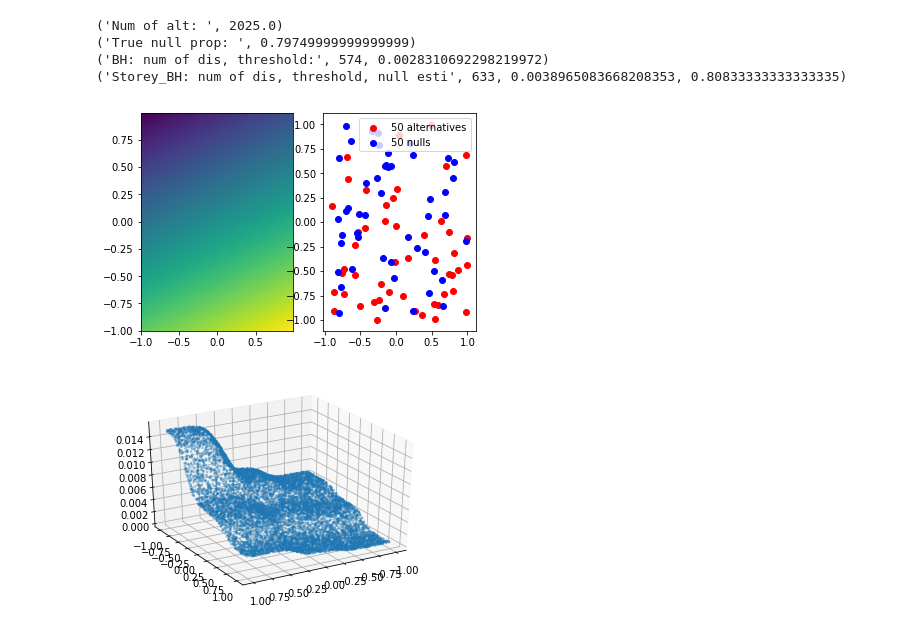
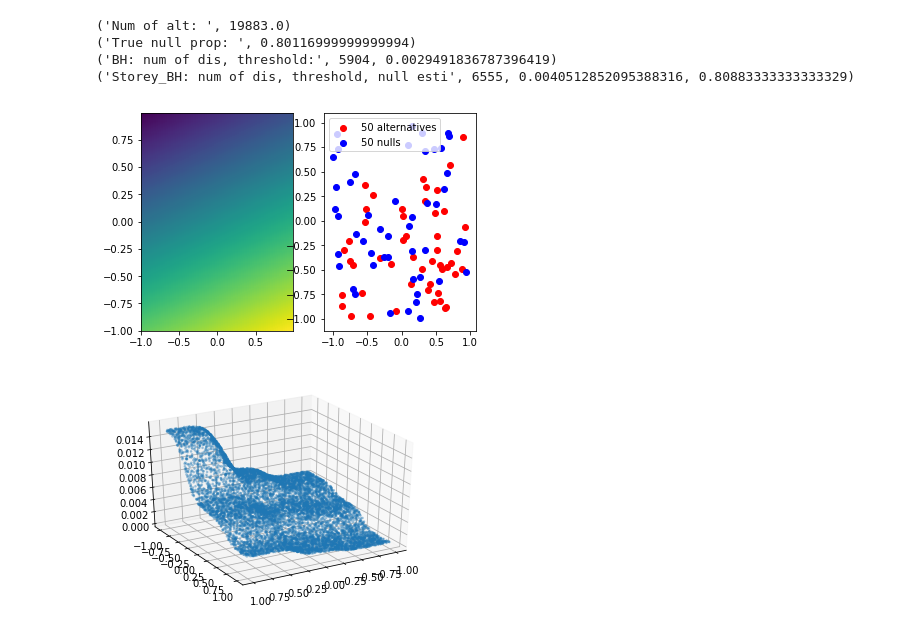
Before and after one commit to fxia22/NeuralFDR, a Jupyter notebook: 2d_experiments2.ipynb, the cells around one changed output. Cells and saved outputs as stored; diff of their text form; code cells hidden in the pictures.

```diff
--- a/2d_experiments2.ipynb
+++ b/2d_experiments2.ipynb
@@ -12,19 +9,19 @@ The autoreload extension is already loaded. To reload it, use:
 # %%
-n_samples=10000
+n_samples=100000
 p, h, x = generate_data_2D(data_vis=1,n_samples=n_samples, job = 1)
 print("Num of alt: ", np.sum(h))
 print("True null prop: ", 1-np.sum(h)/n_samples)
 dic_BH, t_BH = BH(p)
 print("BH: num of dis, threshold:", dic_BH,t_BH)
 dic_SBH, t_SBH, pi0_SBH = Storey_BH(p)
 print("Storey_BH: num of dis, threshold, null esti", dic_SBH, t_SBH, pi0_SBH)
 plt.savefig('2d3.png')
 # %% [output]
-('Num of alt: ', 2025.0)
-('True null prop: ', 0.79749999999999999)
-('BH: num of dis, threshold:', 574, 0.0028310692298219972)
-('Storey_BH: num of dis, threshold, null esti', 633, 0.0038965083668208353, 0.80833333333333335)
+('Num of alt: ', 19883.0)
+('True null prop: ', 0.80116999999999994)
+('BH: num of dis, threshold:', 5904, 0.0029491836787396419)
+('Storey_BH: num of dis, threshold, null esti', 6555, 0.0040512852095388316, 0.80883333333333329)
-[figure, old version]
+[figure, new version]
 # %%
 p_target = opt_threshold_multi(x, p, 10, intensity= 0.1)
 # %%
```
Also changed, not shown: parts of 2 cells of this notebook, 4 other files.
